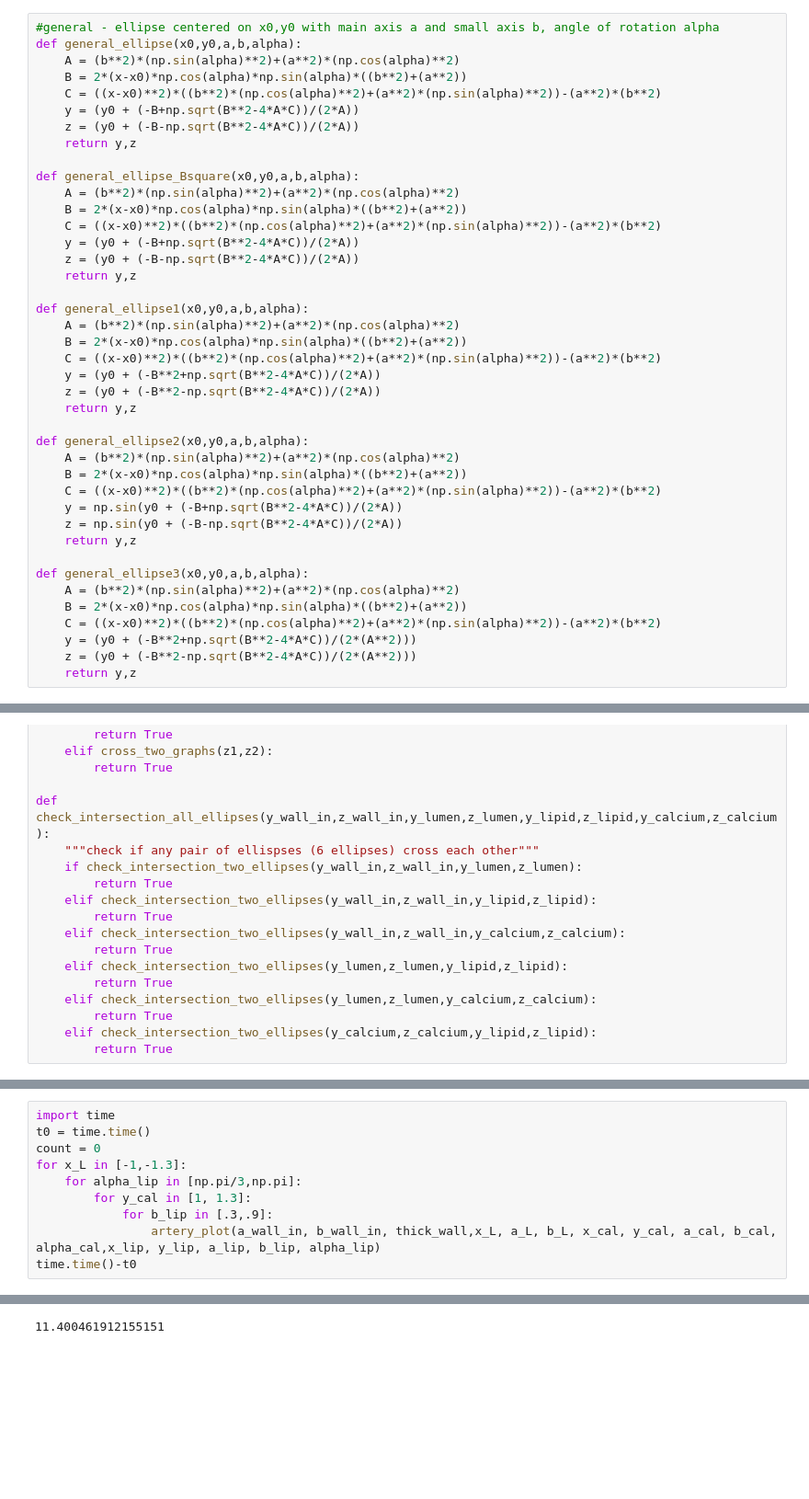
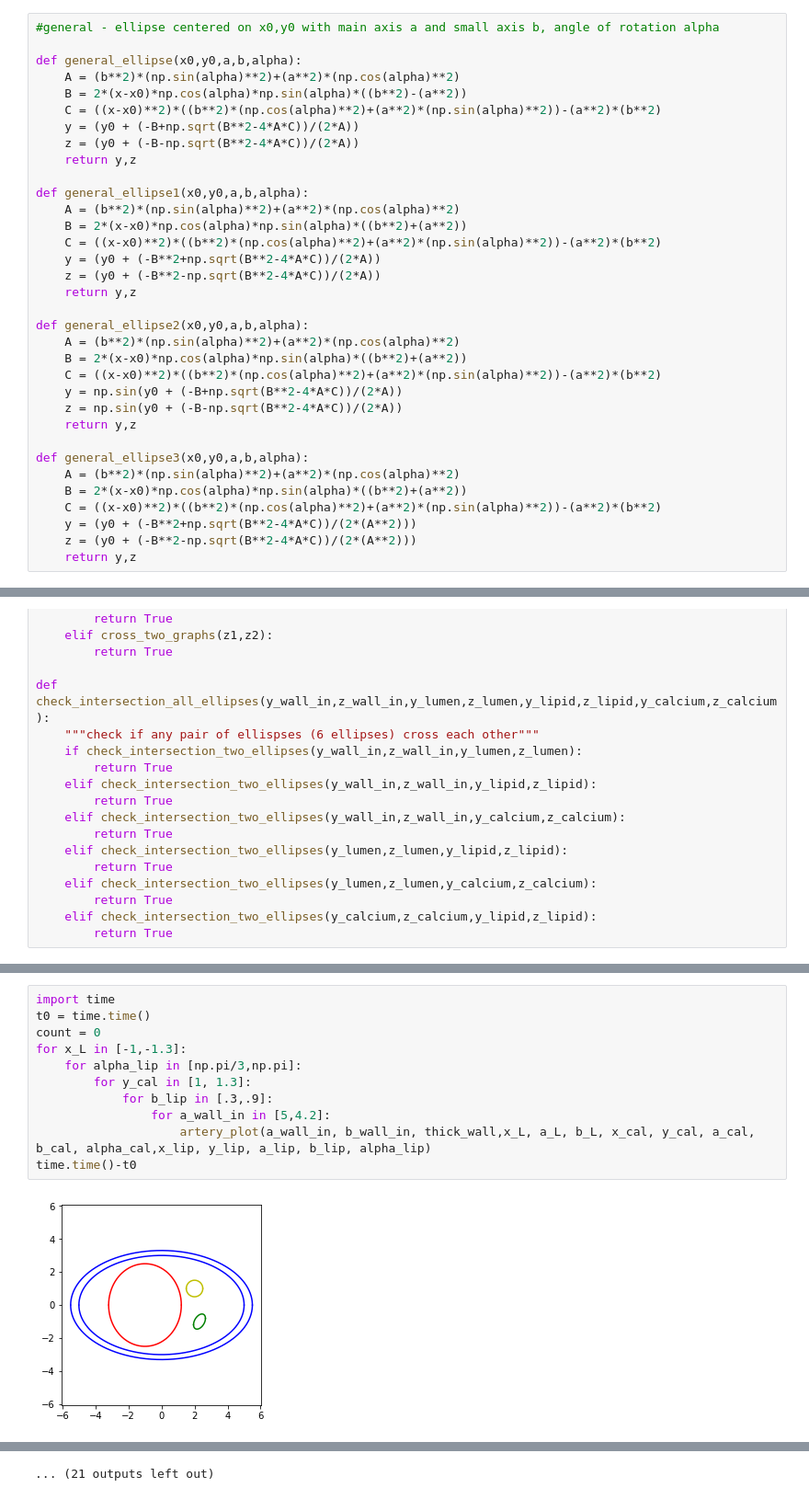
Before and after one commit to JonasLandman/BioBerkeley, a Jupyter notebook: general ellipse - distorsion .ipynb, the cells around one changed output, grey strips where cells are left out. Shown: that part at 92% size. Saved outputs shown, nothing was run; the diff lists cells and outputs as text; blank space fills up the shorter version.

Commit message:
Ellipse Equation fixed

```diff
--- a/general ellipse - distorsion .ipynb
+++ b/general ellipse - distorsion .ipynb
@@ -34,17 +8,10 @@ alpha_cal = np.pi/4 #angle in rad
 x = np.linspace(-10,10,200000)
 # %%
 #general - ellipse centered on x0,y0 with main axis a and small axis b, angle of rotation alpha
+
 def general_ellipse(x0,y0,a,b,alpha):
     A = (b**2)*(np.sin(alpha)**2)+(a**2)*(np.cos(alpha)**2)
-    B = 2*(x-x0)*np.cos(alpha)*np.sin(alpha)*((b**2)+(a**2))
-    C = ((x-x0)**2)*((b**2)*(np.cos(alpha)**2)+(a**2)*(np.sin(alpha)**2))-(a**2)*(b**2)
-    y = (y0 + (-B+np.sqrt(B**2-4*A*C))/(2*A))
-    z = (y0 + (-B-np.sqrt(B**2-4*A*C))/(2*A))
-    return y,z
-
-def general_ellipse_Bsquare(x0,y0,a,b,alpha):
-    A = (b**2)*(np.sin(alpha)**2)+(a**2)*(np.cos(alpha)**2)
-    B = 2*(x-x0)*np.cos(alpha)*np.sin(alpha)*((b**2)+(a**2))
+    B = 2*(x-x0)*np.cos(alpha)*np.sin(alpha)*((b**2)-(a**2))
     C = ((x-x0)**2)*((b**2)*(np.cos(alpha)**2)+(a**2)*(np.sin(alpha)**2))-(a**2)*(b**2)
     y = (y0 + (-B+np.sqrt(B**2-4*A*C))/(2*A))
     z = (y0 + (-B-np.sqrt(B**2-4*A*C))/(2*A))
@@ -159,11 +153,13 @@ def artery_plot(a_wall_in, b_wall_in, thick_wall, x_L, a_L, b_L, x_cal, y_cal, a
 # %%
 import time
 t0 = time.time()
 count = 0
 for x_L in [-1,-1.3]:
     for alpha_lip in [np.pi/3,np.pi]:
         for y_cal in [1, 1.3]:
             for b_lip in [.3,.9]:
-                artery_plot(a_wall_in, b_wall_in, thick_wall,x_L, a_L, b_L, x_cal, y_cal, a_cal, b_cal, alpha_cal,x_lip, y_lip, a_lip, b_lip, alpha_lip)
+                for a_wall_in in [5,4.2]:
+                    artery_plot(a_wall_in, b_wall_in, thick_wall,x_L, a_L, b_L, x_cal, y_cal, a_cal, b_cal, alpha_cal,x_lip, y_lip, a_lip, b_lip, alpha_lip)
 time.time()-t0
 # %% [output]
+[figure, added]
@@ -170 +177 @@ time.time()-t0
-11.400461912155151
+... (21 outputs left out)
```
Also changed, not shown: parts of 4 cells of this notebook, 2 other files.
